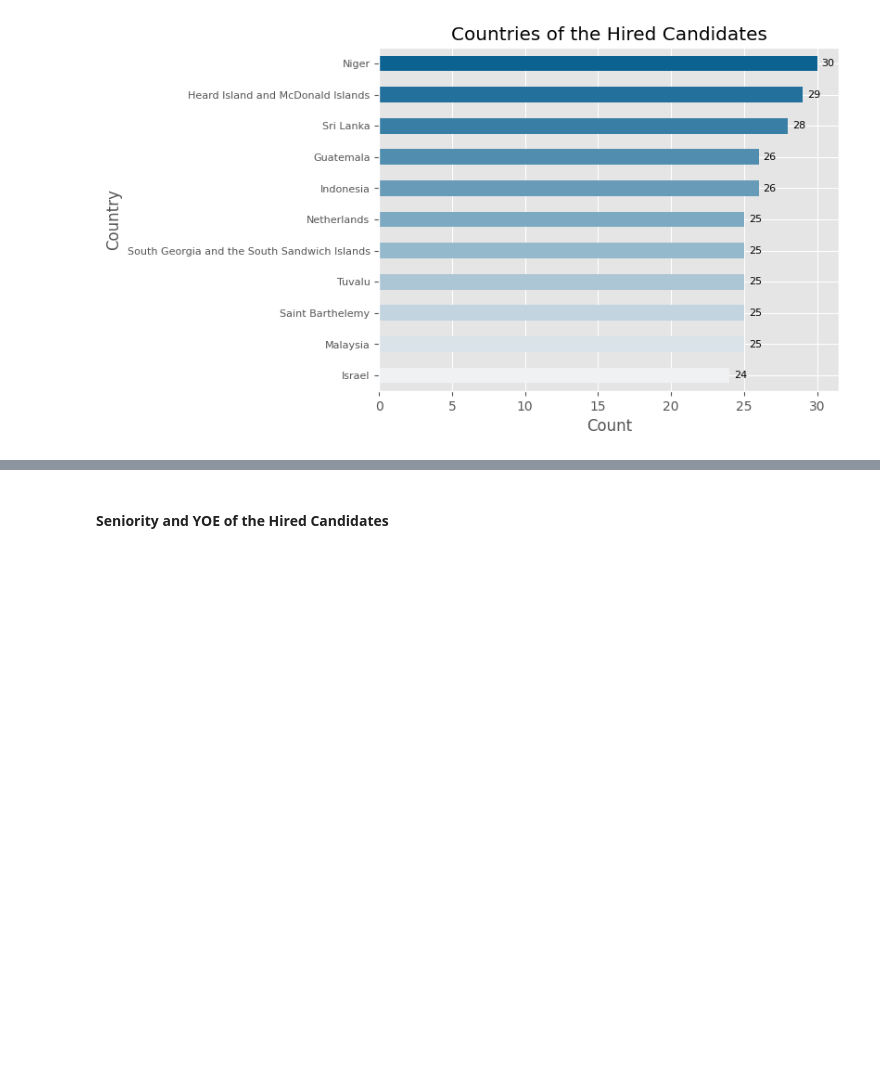
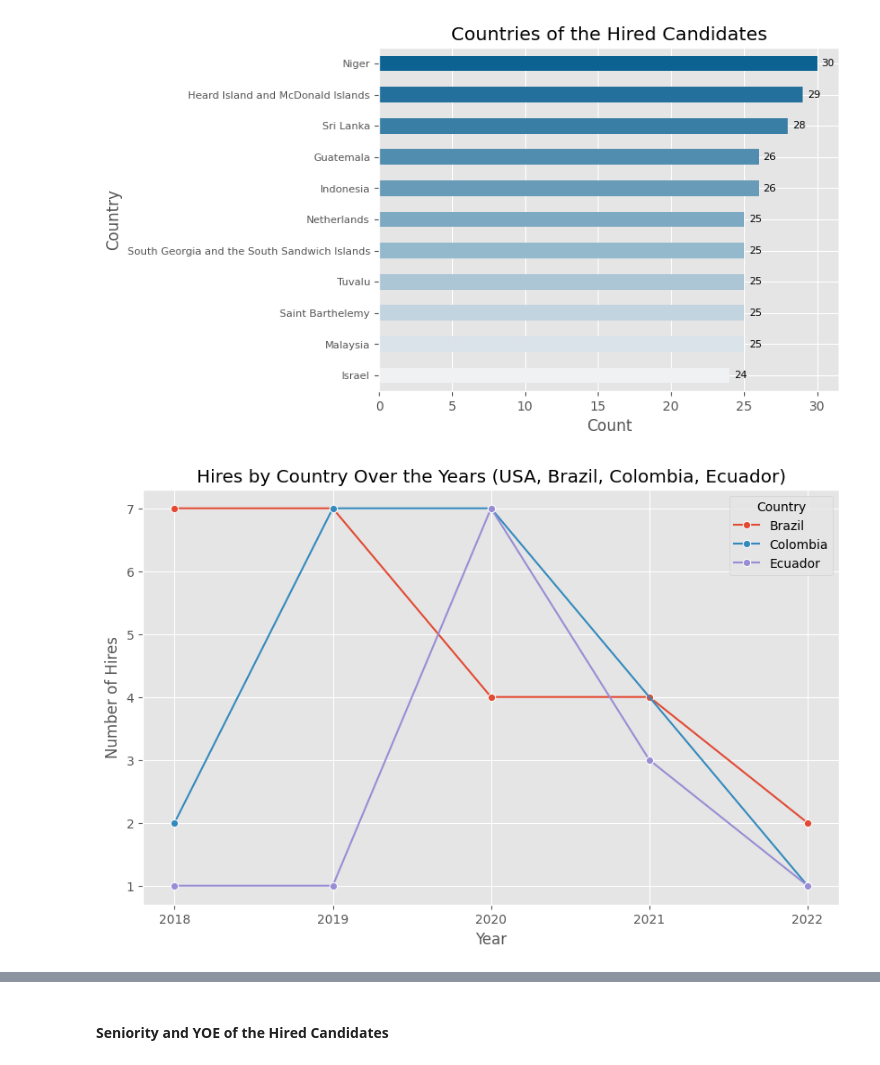
Before and after one commit to SEBASBELMOS/workshop-001, a Jupyter notebook: notebooks/02_EDA-candidates.ipynb, the cells around one changed output, grey strips where cells are left out. Drawn from its saved outputs; the diff is of its cells as text; code cells hidden in the pictures; blank space fills up the shorter version.

```diff
--- a/notebooks/02_EDA-candidates.ipynb
+++ b/notebooks/02_EDA-candidates.ipynb
@@ -455,3 +455,22 @@ for index, value in enumerate(df_countries_count):
 plt.show()
 # %% [output]
 [figure]
+# %%
+selected_countries = ["USA", "Brazil", "Colombia", "Ecuador"]
+df_filtered = df_hired[df_hired["country"].isin(selected_countries)]
+
+hires_by_year = df_filtered.groupby(["year", "country"]).size().reset_index(name="hires")
+
+plt.figure(figsize=(10, 6))
+sns.lineplot(data=hires_by_year, x="year", y="hires", hue="country", marker="o")
+
+plt.xticks(hires_by_year["year"].unique().astype(int))
+
+plt.xlabel("Year")
+plt.ylabel("Number of Hires")
+plt.title("Hires by Country Over the Years (USA, Brazil, Colombia, Ecuador)")
+plt.legend(title="Country")
+
+plt.show()
+# %% [output]
+[figure, added]
```
Also changed, not shown: parts of 2 cells of this notebook, 2 other files.
